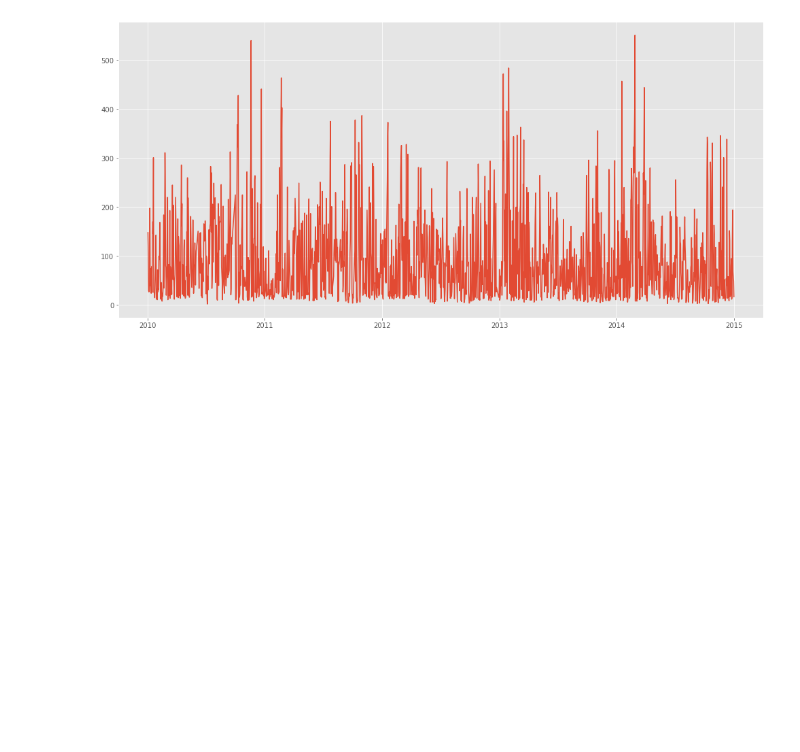
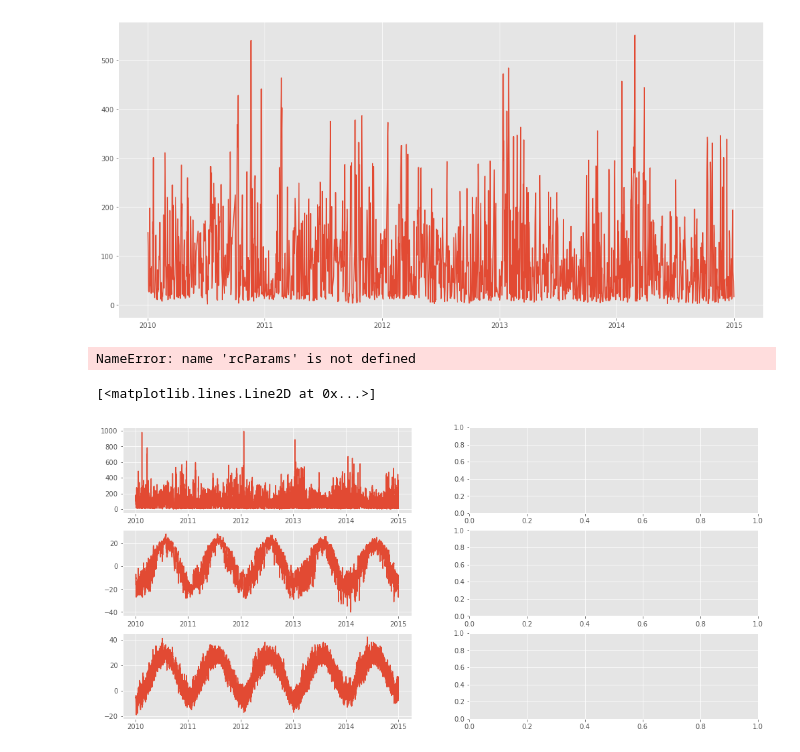
Before and after one commit to tuanio/pollution_prediction, a Jupyter notebook: Exploration Data.ipynb, the cells around one changed output. Saved outputs shown, nothing was run; the diff lists cells and outputs as text; code cells hidden in the pictures; blank space fills up the shorter version.

```diff
--- a/Exploration Data.ipynb
+++ b/Exploration Data.ipynb
@@ -108,3 +108,26 @@ ax.plot(weekday, data)
 # %% [output]
 [<matplotlib.lines.Line2D at 0x...>]
 [figure]
+# %%
+pm25 = df['pm2.5'].to_list()
+dewp = df['DEWP'].to_list()
+temp = df['TEMP'].to_list()
+time = df.index.to_list()
+# %%
+rcParams['figure.facecolor'] = 'blue'
+# %% [output]
+NameError: name 'rcParams' is not defined
+# %%
+fig, ax = plt.subplots(3, 2)
+ax[0, 0].plot(time, pm25)
+# ax[0, 0].set_title('Pm2.5 before')
+ax[1, 0].plot(time, dewp)
+# ax[1, 0].set_title('Dewp before')
+ax[2, 0].plot(time, temp)
+# ax[2, 0].set_title('Temp before')
+
+# for i in ax.flat:
+#     i.label_outer()
+# %% [output]
+[<matplotlib.lines.Line2D at 0x...>]
+[figure, added]
```
Also changed, not shown: 1 other file.
